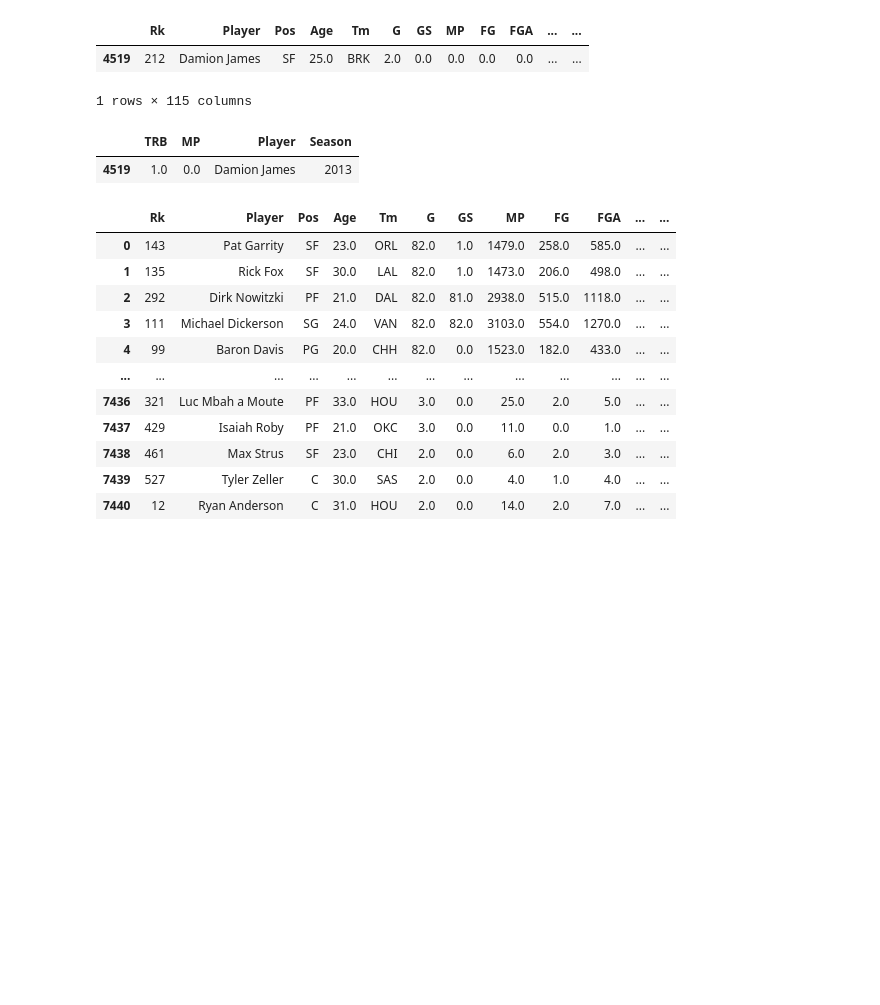
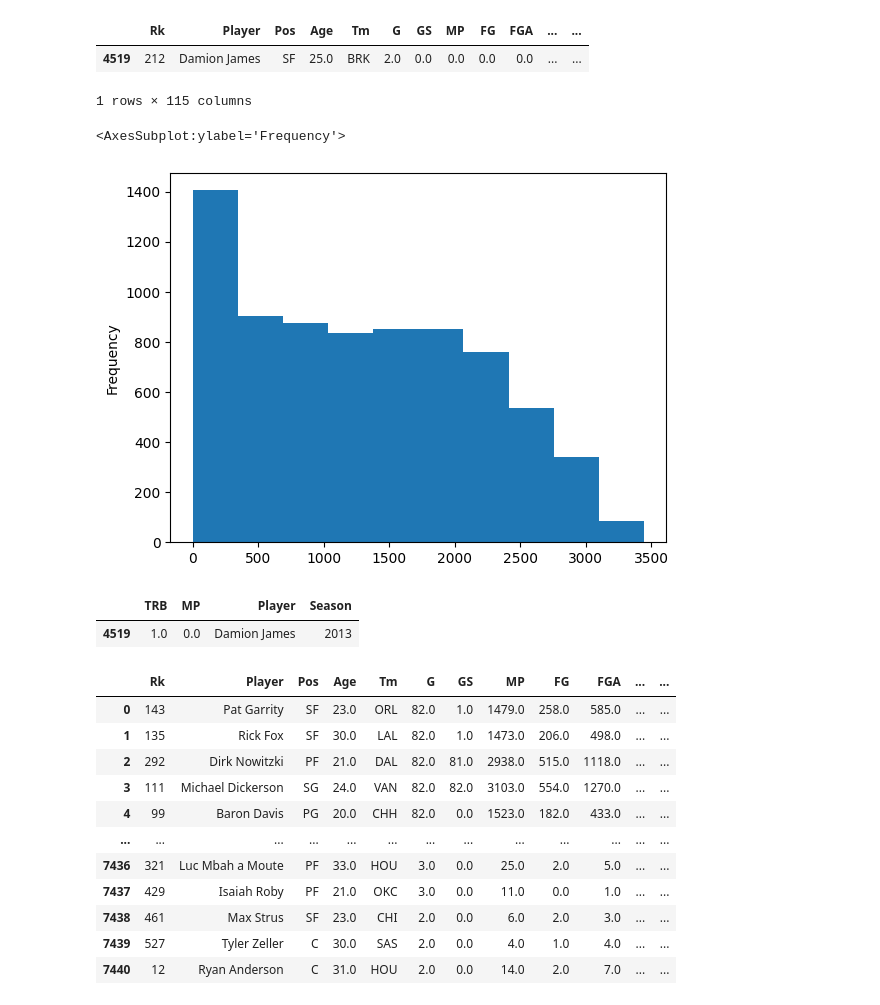
Before and after one commit to weiyueli7/NBA-3Pointers, a Jupyter notebook: new_data.ipynb, the cells around one changed output. Drawn from its saved outputs; the diff is of its cells as text; code cells hidden in the pictures; blank space fills up the shorter version.

```diff
--- a/new_data.ipynb
+++ b/new_data.ipynb
@@ -131,6 +131,11 @@ df[(df['Player']=='Damion James') & (df['Season']==2013)]
 |  | Rk | Player | Pos | Age | Tm | G | GS | MP | FG | FGA | ... | ... |
 | 4519 | 212 | Damion James | SF | 25.0 | BRK | 2.0 | 0.0 | 0.0 | 0.0 | 0.0 | ... | ... |
 1 rows × 115 columns
+# %%
+df['MP'].plot(kind='hist')
+# %% [output]
+<AxesSubplot:ylabel='Frequency'>
+[figure, added]
 # %%
 display(df[df['TRBPerMP'] == np.inf][['TRB', 'MP', 'Player', 'Season']])
 
```
Also changed, not shown: parts of 2 cells of this notebook.
